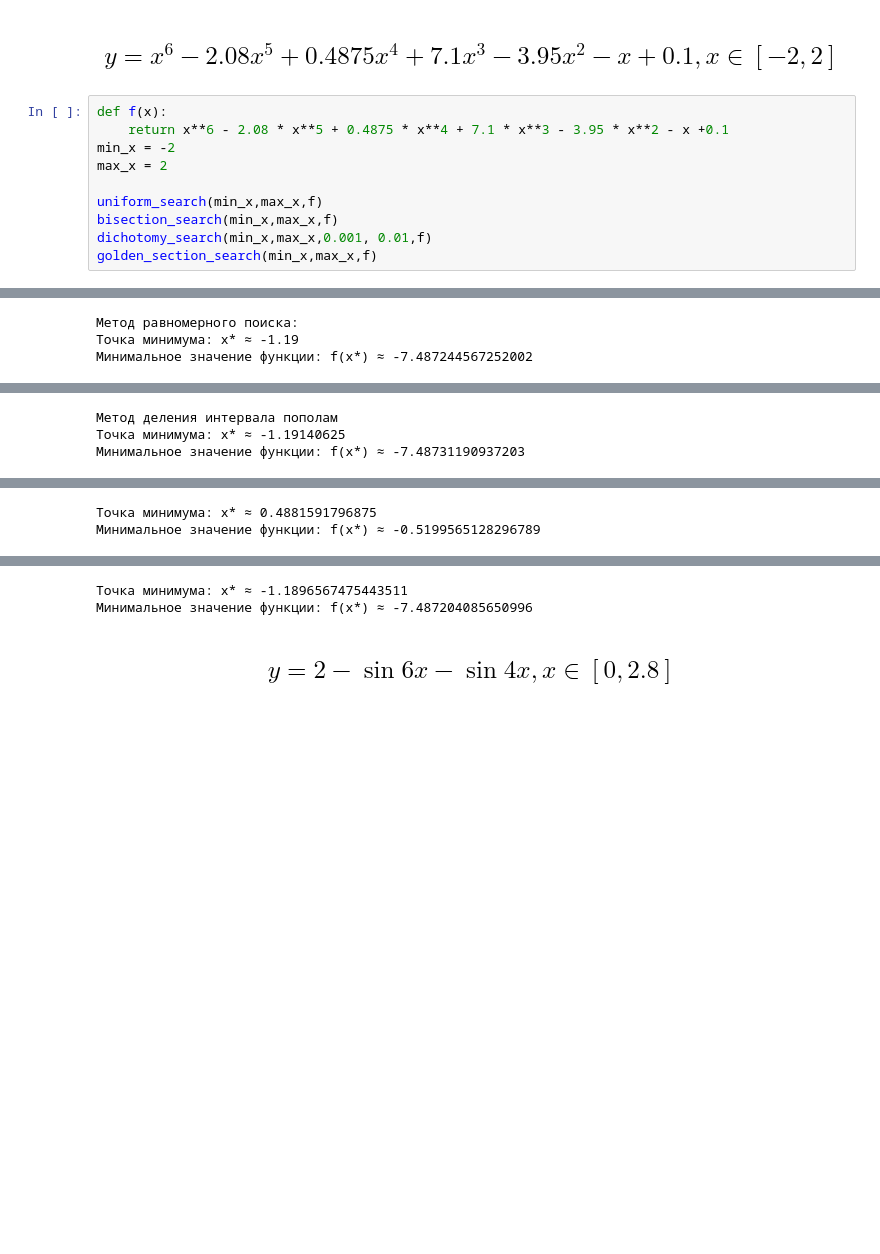
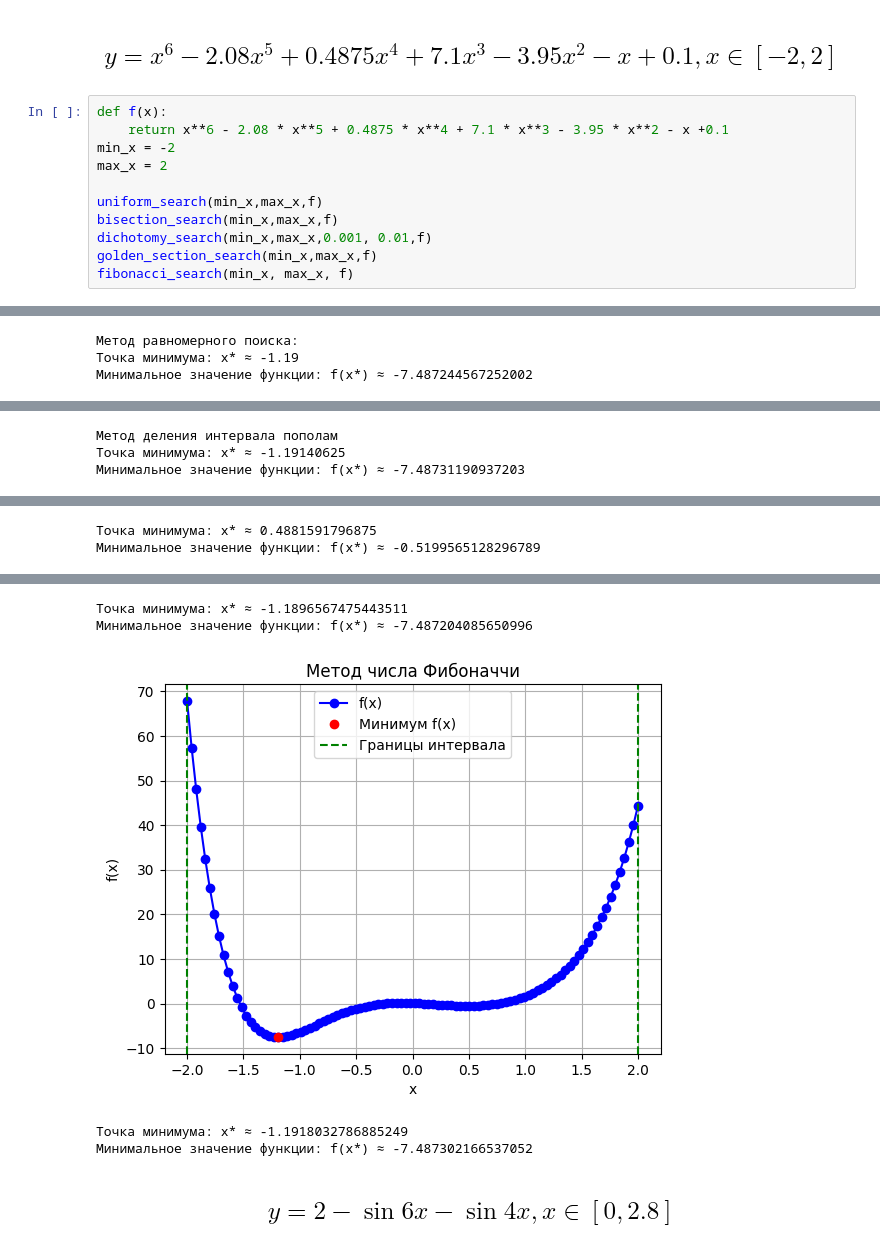
Before and after one commit to Allynik/Task_1_optimization-methods, a Jupyter notebook: task_1.ipynb, the cells around one changed output, grey strips where cells are left out. Cells and saved outputs as stored; diff of their text form; blank space fills up the shorter version.

```diff
--- a/task_1.ipynb
+++ b/task_1.ipynb
@@ -265,28 +343,32 @@ golden_section_search(min_x,max_x,f)
 # %%
 def f(x):
     return x**6 - 2.08 * x**5 + 0.4875 * x**4 + 7.1 * x**3 - 3.95 * x**2 - x +0.1
 min_x = -2
 max_x = 2
 
 uniform_search(min_x,max_x,f)
 bisection_search(min_x,max_x,f)
 dichotomy_search(min_x,max_x,0.001, 0.01,f)
 golden_section_search(min_x,max_x,f)
+fibonacci_search(min_x, max_x, f)
 # %% [output]
 [figure]
 Метод равномерного поиска:
 Точка минимума: x* ≈ -1.19
 Минимальное значение функции: f(x*) ≈ -7.487244567252002
 [figure]
 Метод деления интервала пополам
 Точка минимума: x* ≈ -1.19140625
 Минимальное значение функции: f(x*) ≈ -7.48731190937203
 [figure]
 Точка минимума: x* ≈ 0.4881591796875
 Минимальное значение функции: f(x*) ≈ -0.5199565128296789
 [figure]
 Точка минимума: x* ≈ -1.1896567475443511
 Минимальное значение функции: f(x*) ≈ -7.487204085650996
+[figure, added]
+Точка минимума: x* ≈ -1.1918032786885249
+Минимальное значение функции: f(x*) ≈ -7.487302166537052
 # %% [markdown]
 ## $$ y = 2 - \sin{6x} - \sin{4x}, x \in [0, 2.8]$$
 # %%
```
Also changed, not shown: parts of 4 cells of this notebook.
